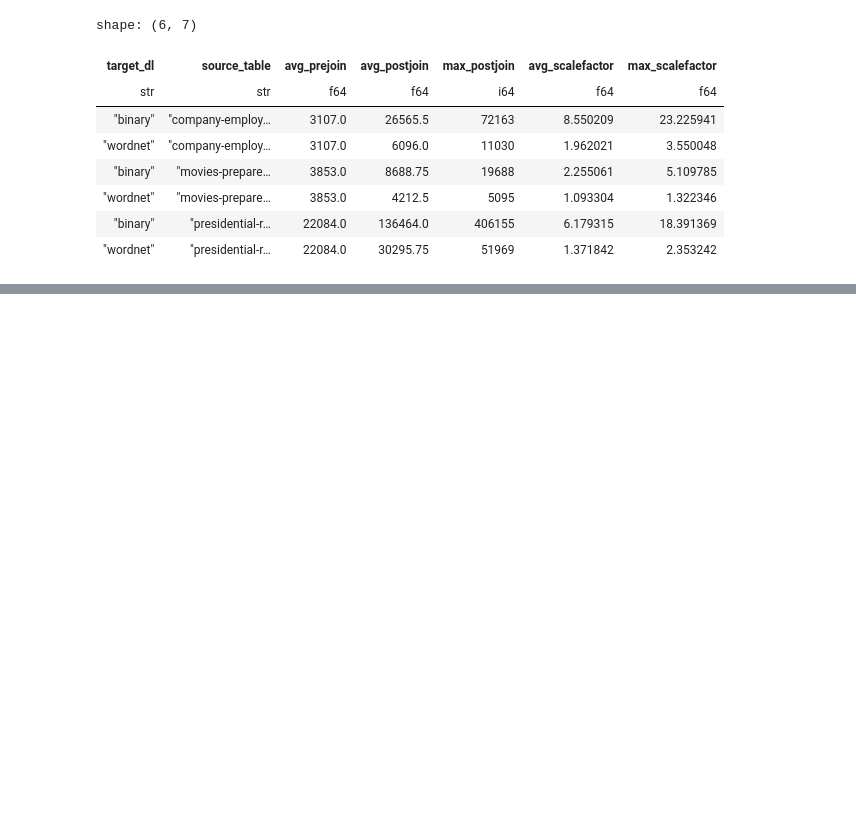
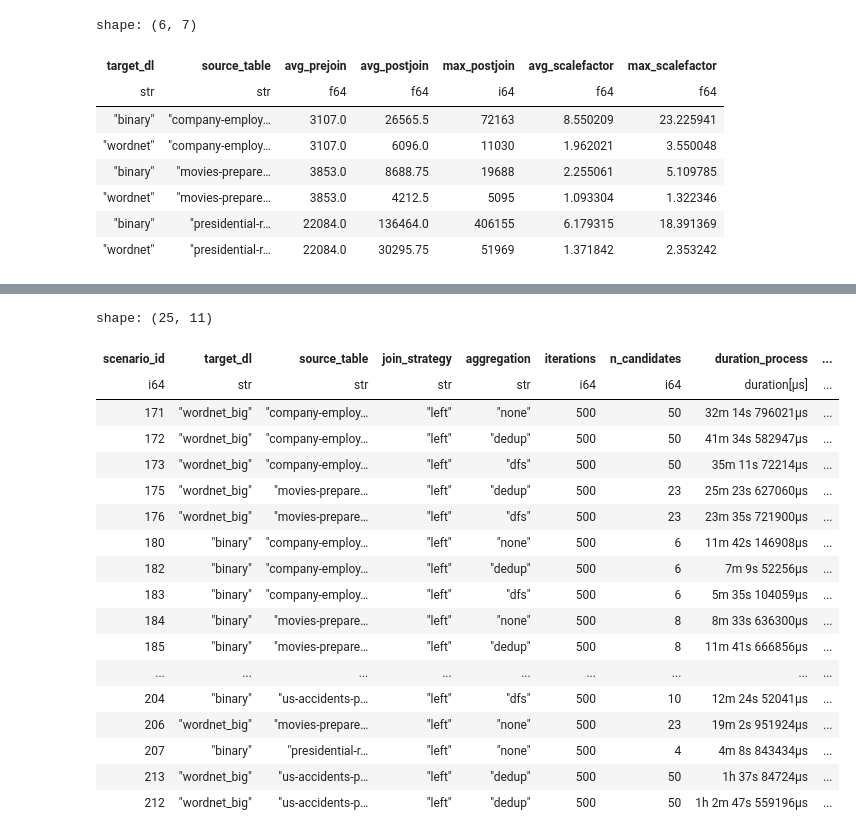
Before and after one commit to rcap107/retrieve-merge-predict, a Jupyter notebook: notebooks/Study results.ipynb, the cells around one changed output, grey strips where cells are left out. Saved outputs shown, nothing was run; the diff lists cells and outputs as text; code cells hidden in the pictures; blank space fills up the shorter version.

```diff
--- a/notebooks/Study results.ipynb
+++ b/notebooks/Study results.ipynb
@@ -238,0 +248,6 @@ shape: (6, 7)
+# %%
+timer_columns = [col for col in df_scn.columns if (col.startswith("start_") or col.startswith("end_"))]
+# %%
+df_scn = df_scn.with_columns(
+    pl.col(timer_columns).str.to_datetime()
+)
@@ -238,0 +265,7 @@ shape: (6, 7)
+# %%
+df_scn = df_scn.with_columns(
+    (pl.col("end_process") - pl.col("start_process")).alias("duration_process"),
+    (pl.col("end_load_index") - pl.col("start_load_index")).alias("duration_load_index"),
+    (pl.col("end_querying") - pl.col("start_querying")).alias("duration_querying"),
+    (pl.col("end_evaluation") - pl.col("start_evaluation")).alias("duration_evaluation"),
+)
@@ -238,0 +373,48 @@ shape: (6, 7)
+# %%
+r_scn = df_scn.filter(
+    (pl.col("iterations") == 500 ) &
+    (~pl.col("source_table").is_in(["us-accidents-prepared","presidential-results-prepared"]))
+).with_columns(
+    (pl.col("duration_process").dt.hours()*3600+
+    pl.col("duration_process").dt.minutes()*60+
+    pl.col("duration_process").dt.seconds()+
+    pl.col("duration_process").dt.microseconds()*1e-6).alias("process_in_seconds")
+    )
+# .select(
+#         pl.col("scenario_id"),
+#         pl.col("source_table"),
+#         pl.col("aggregation"),
+#         pl.col("target_dl"),
+#         pl.col("process_in_seconds")
+#     )
+# %%
+r_scn.select(
+    pl.col("scenario_id"),
+    pl.col("target_dl"),
+    pl.col("source_table"),
+    pl.col("join_strategy"),
+    pl.col("aggregation"),
+    pl.col("iterations"),
+    pl.col("n_candidates"),
+    pl.col([col for col in df_scn.columns if col.startswith("duration")])
+)
+# %% [output]
+shape: (25, 11)
+| scenario_id | target_dl | source_table | join_strategy | aggregation | iterations | n_candidates | duration_process | ... |
+| i64 | str | str | str | str | i64 | i64 | duration[μs] | ... |
+| 171 | "wordnet_big" | "company-employ… | "left" | "none" | 500 | 50 | 32m 14s 796021µs | ... |
+| 172 | "wordnet_big" | "company-employ… | "left" | "dedup" | 500 | 50 | 41m 34s 582947µs | ... |
+| 173 | "wordnet_big" | "company-employ… | "left" | "dfs" | 500 | 50 | 35m 11s 72214µs | ... |
+| 175 | "wordnet_big" | "movies-prepare… | "left" | "dedup" | 500 | 23 | 25m 23s 627060µs | ... |
+| 176 | "wordnet_big" | "movies-prepare… | "left" | "dfs" | 500 | 23 | 23m 35s 721900µs | ... |
+| 180 | "binary" | "company-employ… | "left" | "none" | 500 | 6 | 11m 42s 146908µs | ... |
+| 182 | "binary" | "company-employ… | "left" | "dedup" | 500 | 6 | 7m 9s 52256µs | ... |
+| 183 | "binary" | "company-employ… | "left" | "dfs" | 500 | 6 | 5m 35s 104059µs | ... |
+| 184 | "binary" | "movies-prepare… | "left" | "none" | 500 | 8 | 8m 33s 636300µs | ... |
+| 185 | "binary" | "movies-prepare… | "left" | "dedup" | 500 | 8 | 11m 41s 666856µs | ... |
+| ... | ... | ... | ... | ... | ... | ... | ... | ... |
+| 204 | "binary" | "us-accidents-p… | "left" | "dfs" | 500 | 10 | 12m 24s 52041µs | ... |
+| 206 | "wordnet_big" | "movies-prepare… | "left" | "none" | 500 | 23 | 19m 2s 951924µs | ... |
+| 207 | "binary" | "presidential-r… | "left" | "none" | 500 | 4 | 4m 8s 843434µs | ... |
+| 213 | "wordnet_big" | "us-accidents-p… | "left" | "dedup" | 500 | 50 | 1h 37s 84724µs | ... |
+| 212 | "wordnet_big" | "us-accidents-p… | "left" | "dedup" | 500 | 50 | 1h 2m 47s 559196µs | ... |
```
Also changed, not shown: parts of 16 cells of this notebook, 4 other files.
